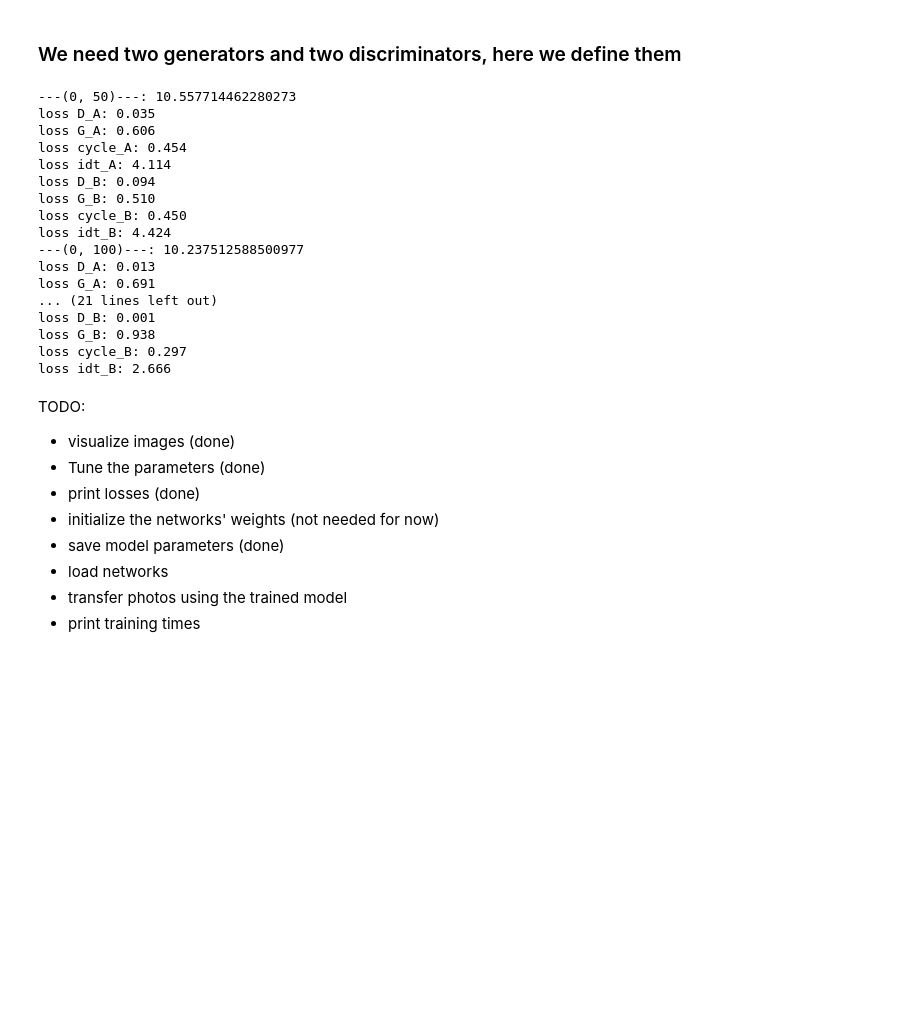
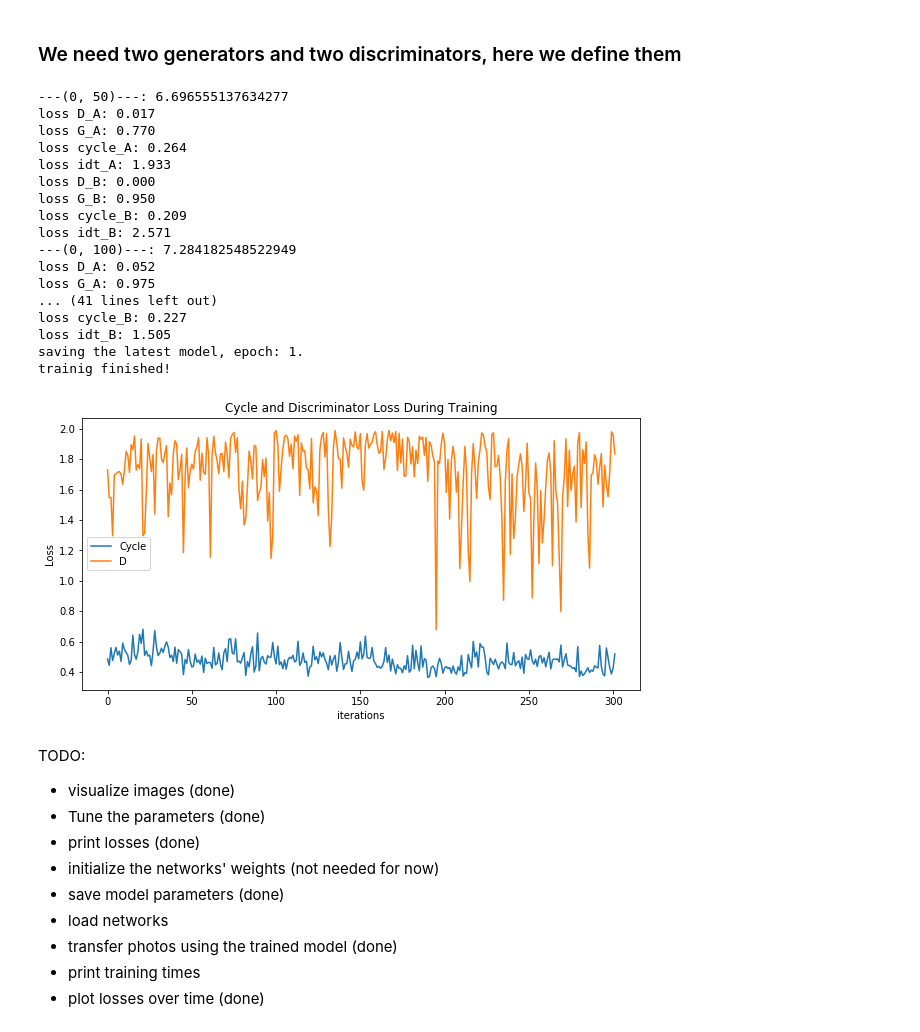
Before and after one commit to spiridonoff/Monet, a Jupyter notebook: CycleGAN.ipynb, the cells around one changed output. Cells and saved outputs as stored; diff of their text form; code cells hidden in the pictures; blank space fills up the shorter version.

```diff
--- a/CycleGAN.ipynb
+++ b/CycleGAN.ipynb
@@ -530,6 +553,9 @@ class CycleGANModel():
 model = CycleGANModel(opt)
 # %%
 # main loop
+img_list =[]
+D_losses = []
+cycle_losses = []
 total_iters = 0
 for epoch in range(opt.n_epochs):
     # TODO: define dataset
@@ -545,30 +571,53 @@ for epoch in range(opt.n_epochs):
             print(f"---{epoch, i}---: {model.loss_G}")
             for l,v in losses.items():
                 print(f"loss {l}: {v:.3f}")
+
+        # Save Losses for plotting later
+        D_losses.append(model.loss_G_A.item() + model.loss_G_B.item())
+        cycle_losses.append(model.loss_cycle_A.item() + model.loss_cycle_B.item())
+
+    # progress of the network for the fixed_test_batch
+    with torch.no_grad():
+        fake = model.netG_A(fixed_test_batch).detach().cpu()
+    img_list.append(vutils.make_grid(fake, padding=2, normalize=True))
+
     if epoch % opt.save_freq == 0:
         print(f"saving the latest model, epoch: {epoch}.")
         model.save_networks(epoch)
 
 
+
+
 print("trainig finished!")
 # %% [output]
----(0, 50)---: 10.557714462280273
-loss D_A: 0.035
-loss G_A: 0.606
-loss cycle_A: 0.454
-loss idt_A: 4.114
-loss D_B: 0.094
-loss G_B: 0.510
-loss cycle_B: 0.450
-loss idt_B: 4.424
----(0, 100)---: 10.237512588500977
-loss D_A: 0.013
-loss G_A: 0.691
-... (21 lines left out)
-loss D_B: 0.001
-loss G_B: 0.938
-loss cycle_B: 0.297
-loss idt_B: 2.666
+---(0, 50)---: 6.696555137634277
+loss D_A: 0.017
+loss G_A: 0.770
+loss cycle_A: 0.264
+loss idt_A: 1.933
+loss D_B: 0.000
+loss G_B: 0.950
+loss cycle_B: 0.209
+loss idt_B: 2.571
+---(0, 100)---: 7.284182548522949
+loss D_A: 0.052
+loss G_A: 0.975
+... (41 lines left out)
+loss cycle_B: 0.227
+loss idt_B: 1.505
+saving the latest model, epoch: 1.
+trainig finished!
+# %%
+plt.figure(figsize=(10,5))
+plt.title("Cycle and Discriminator Loss During Training")
+plt.plot(cycle_losses,label="Cycle")
+plt.plot(D_losses,label="D")
+plt.xlabel("iterations")
+plt.ylabel("Loss")
+plt.legend()
+plt.show()
+# %% [output]
+[figure, added]
 # %% [markdown]
 TODO:
 - visualize images (done)
@@ -577,5 +626,6 @@ TODO:
 - initialize the networks' weights (not needed for now)
 - save model parameters (done)
 - load networks
-- transfer photos using the trained model
+- transfer photos using the trained model (done)
 - print training times
+- plot losses over time (done)
```
Also changed, not shown: parts of 8 cells of this notebook.
